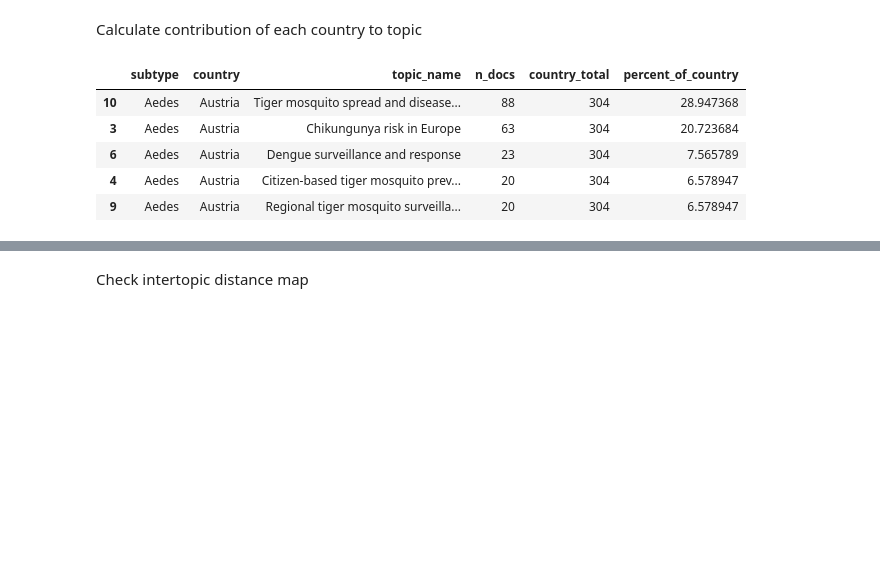
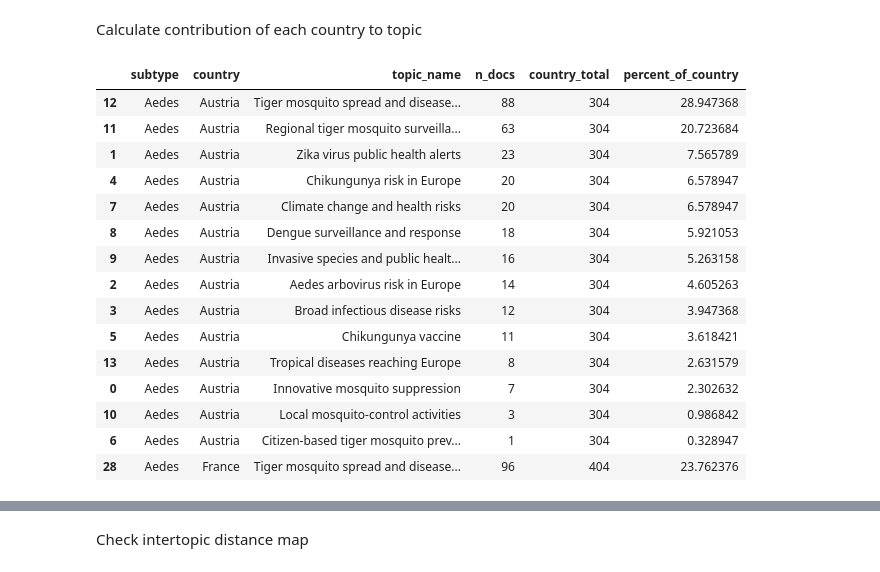
Before and after one commit to Aba-Mac/One_Health_Proposal, a Jupyter notebook: Mediacloud/BERTopic_modelling/bertopic_analysis.ipynb, the cells around one changed output, grey strips where cells are left out. Drawn from its saved outputs; the diff is of its cells as text; code cells hidden in the pictures; blank space fills up the shorter version.

```diff
--- a/Mediacloud/BERTopic_modelling/bertopic_analysis.ipynb
+++ b/Mediacloud/BERTopic_modelling/bertopic_analysis.ipynb
@@ -1444,70 +1563,100 @@ Calculate contribution of each country to topic
 # Build normalized country-topic percentages
 # ------------------------------------------------------------------
 
-# Keep only classified documents
-df_topics = df_clean[df_clean["topic_label"] >= 0].copy()
+# Exclude true outliers (-1) and interdisciplinary documents (-2).
+df_topics = df_clean.loc[df_clean["topic_label"] >= 0].copy()
+df_topics["topic_name"] = pd.NA
 
-# Convert topic IDs to human-readable labels
-df_topics["topic_name"] = None
+for subtype in topic_models:
+    mask = df_topics["subtype"].eq(subtype)
 
-for subtype in topic_models.keys():
-
-    mask = df_topics["subtype"] == subtype
-
+    # This dictionary originates from mapping_df["final_topic_name"].
+    # Its keys are BERTopic's post-merge/current topic IDs.
     df_topics.loc[mask, "topic_name"] = (
         df_topics.loc[mask, "topic_label"]
         .map(topic_labels_per_subtype[subtype])
     )
 
-# ------------------------------------------------------------------
-# Count documents per country/topic
-# ------------------------------------------------------------------
+unmapped = df_topics["topic_name"].isna()
+
+if unmapped.any():
+    display(
+        df_topics.loc[
+            unmapped,
+            ["subtype", "country", "topic_label", "merged_topic", "title"],
+        ]
+        .sort_values(["subtype", "country", "topic_label"])
+    )
+
+    raise ValueError(
+        f"{unmapped.sum()} classified documents could not be mapped to "
+        "final_topic_name. Check the post-merge IDs printed in cell 28."
+    )
 
 country_topic = (
     df_topics
     .groupby(["subtype", "country", "topic_name"])
     .size()
     .reset_index(name="n_docs")
 )
 
-# ------------------------------------------------------------------
-# Total documents contributed by each country to each subtype
-# ------------------------------------------------------------------
-
 country_totals = (
     df_topics
     .groupby(["subtype", "country"])
     .size()
     .reset_index(name="country_total")
 )
 
-# ------------------------------------------------------------------
-# Merge totals and compute percentages
-# ------------------------------------------------------------------
-
 country_topic = country_topic.merge(
     country_totals,
     on=["subtype", "country"],
-    how="left"
+    how="left",
 )
 
 country_topic["percent_of_country"] = (
-    100
-    * country_topic["n_docs"]
-    / country_topic["country_total"]
+    100 * country_topic["n_docs"] / country_topic["country_total"]
+)
+
+# The summed topic counts must equal each country total.
+country_check = (
+    country_topic
+    .groupby(["subtype", "country"], as_index=False)["n_docs"]
+    .sum()
+    .merge(country_totals, on=["subtype", "country"])
+)
+
+assert country_check["n_docs"].eq(country_check["country_total"]).all(), (
+    country_check.loc[
+        country_check["n_docs"].ne(country_check["country_total"])
+    ]
 )
 
 country_topic = country_topic.sort_values(
     ["subtype", "country", "percent_of_country"],
-    ascending=[True, True, False]
+    ascending=[True, True, False],
 )
-country_topic.to_csv(OUTPUT_PATH / "country_topic_percentages.csv", index=False)
-country_topic.head()
+
+country_topic.to_csv(
+    OUTPUT_PATH / "country_topic_percentages_v2.csv",
+    index=False,
+)
+
+country_topic.head(15)
 # %% [output]
 |  | subtype | country | topic_name | n_docs | country_total | percent_of_country |
-| 10 | Aedes | Austria | Tiger mosquito spread and disease... | 88 | 304 | 28.947368 |
-| 3 | Aedes | Austria | Chikungunya risk in Europe | 63 | 304 | 20.723684 |
-| 6 | Aedes | Austria | Dengue surveillance and response | 23 | 304 | 7.565789 |
-| 4 | Aedes | Austria | Citizen-based tiger mosquito prev... | 20 | 304 | 6.578947 |
-| 9 | Aedes | Austria | Regional tiger mosquito surveilla... | 20 | 304 | 6.578947 |
+| 12 | Aedes | Austria | Tiger mosquito spread and disease... | 88 | 304 | 28.947368 |
+| 11 | Aedes | Austria | Regional tiger mosquito surveilla... | 63 | 304 | 20.723684 |
+| 1 | Aedes | Austria | Zika virus public health alerts | 23 | 304 | 7.565789 |
+| 4 | Aedes | Austria | Chikungunya risk in Europe | 20 | 304 | 6.578947 |
+| 7 | Aedes | Austria | Climate change and health risks | 20 | 304 | 6.578947 |
+| 8 | Aedes | Austria | Dengue surveillance and response | 18 | 304 | 5.921053 |
+| 9 | Aedes | Austria | Invasive species and public healt... | 16 | 304 | 5.263158 |
+| 2 | Aedes | Austria | Aedes arbovirus risk in Europe | 14 | 304 | 4.605263 |
+| 3 | Aedes | Austria | Broad infectious disease risks | 12 | 304 | 3.947368 |
+| 5 | Aedes | Austria | Chikungunya vaccine | 11 | 304 | 3.618421 |
+| 13 | Aedes | Austria | Tropical diseases reaching Europe | 8 | 304 | 2.631579 |
+| 0 | Aedes | Austria | Innovative mosquito suppression | 7 | 304 | 2.302632 |
+| 10 | Aedes | Austria | Local mosquito-control activities | 3 | 304 | 0.986842 |
+| 6 | Aedes | Austria | Citizen-based tiger mosquito prev... | 1 | 304 | 0.328947 |
+| 28 | Aedes | France | Tiger mosquito spread and disease... | 96 | 404 | 23.762376 |
 # %%
```
Also changed, not shown: parts of 7 cells of this notebook, 53 other files.
